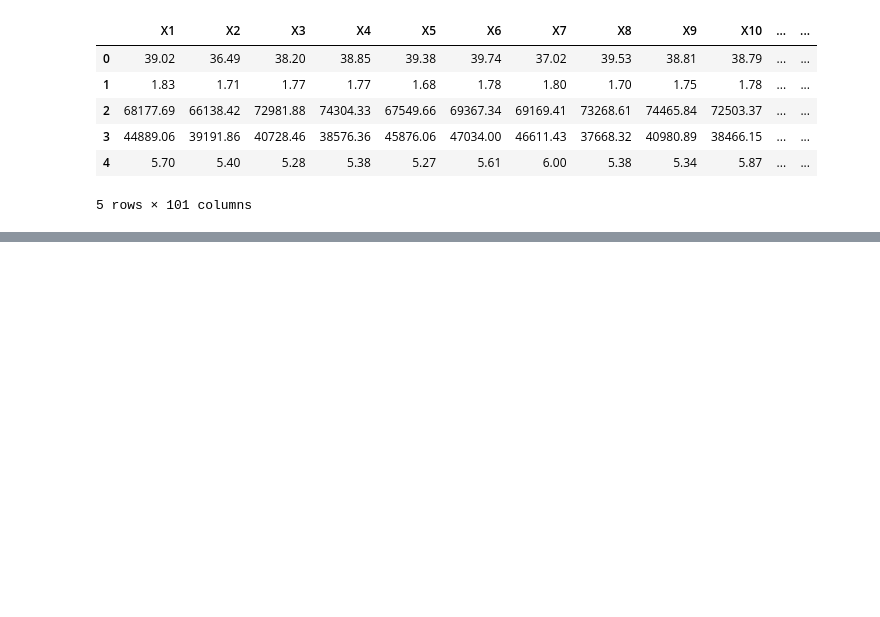
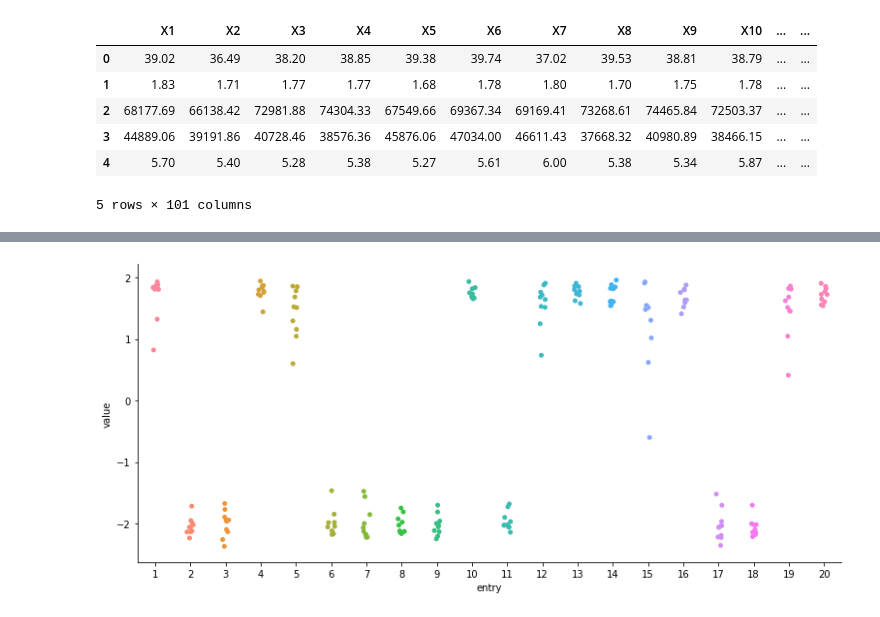
Before and after one commit to khanetor/dropout-in-rnn, a Jupyter notebook: Hill-Valley test.ipynb, the cells around one changed output, grey strips where cells are left out. Saved outputs shown, nothing was run; the diff lists cells and outputs as text; code cells hidden in the pictures; blank space fills up the shorter version.

```diff
--- a/Hill-Valley test.ipynb
+++ b/Hill-Valley test.ipynb
@@ -164,0 +152,13 @@ predictions.shape
+# %%
+T, B = pre_sigmoid.shape[0:2]
+pre_sigmoid_df = pd.DataFrame(columns=["entry","value"])
+post_sigmoid_df = pd.DataFrame(columns=["entry","value"])
+for i in range(T):
+    for j in range(20):
+        pre_sigmoid_df.loc[i*B + j] = (j+1, pre_sigmoid[i,j][0])
+        post_sigmoid_df.loc[i*B + j] = (j+1, post_sigmoid[i,j][0])
+# %%
+plot = sns.catplot(x="entry", y="value", data=pre_sigmoid_df)
+plot.fig.set_figwidth(12)
+# %% [output]
+[figure, added]
```
Also changed, not shown: parts of 23 cells of this notebook, 14 other files.
